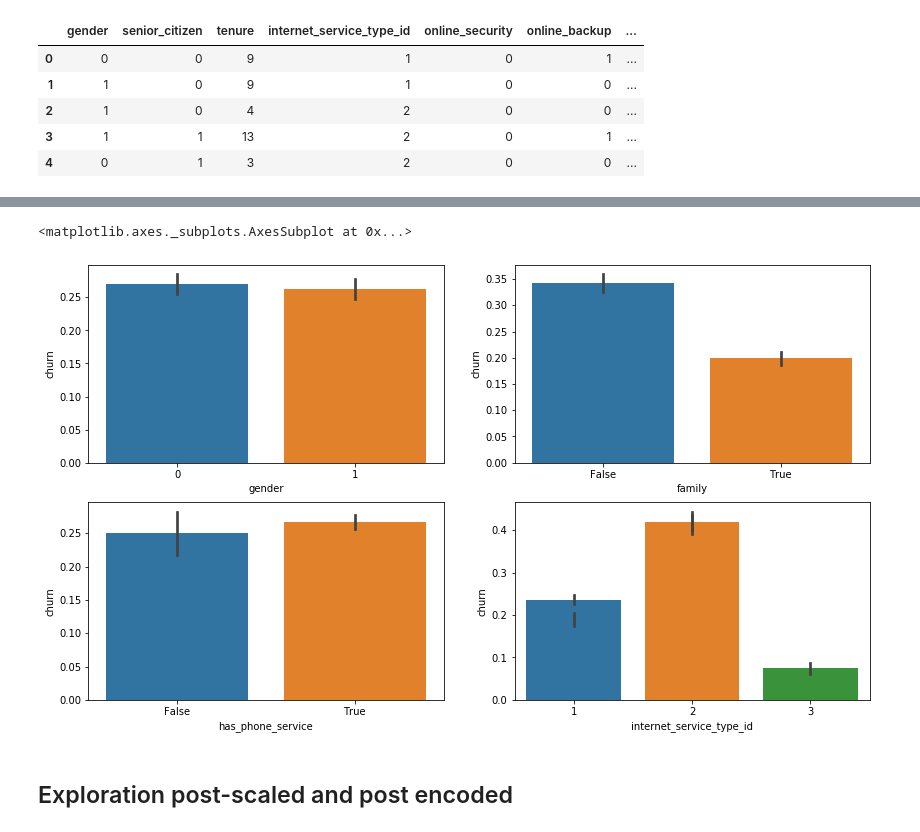
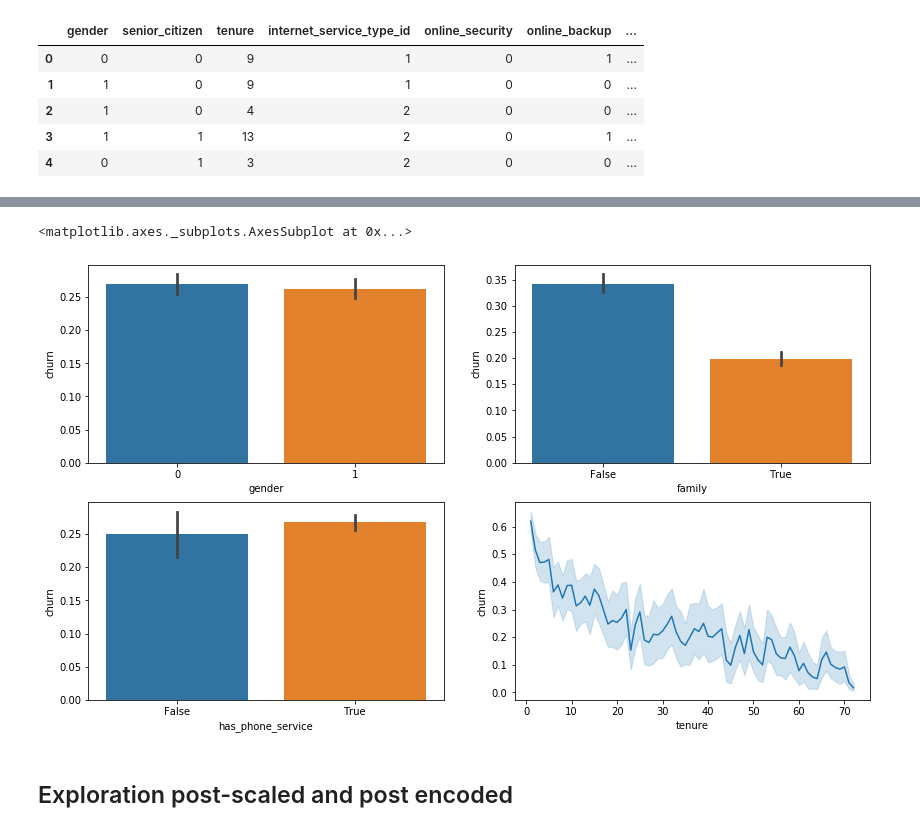
Before and after one commit to Jeff-Hutchins/telco-churn-project, a Jupyter notebook: exploration.ipynb, the cells around one changed output, grey strips where cells are left out. Saved outputs shown, nothing was run; the diff lists cells and outputs as text; code cells hidden in the pictures.

```diff
--- a/exploration.ipynb
+++ b/exploration.ipynb
@@ -105,23 +137,20 @@ df.head()
 # %%
 plt.figure(figsize=(14,8))
 
 plt.subplot(2,2,1)
 sns.barplot(x="gender", y="churn", data=df)
 
 plt.subplot(2,2,2)
 sns.barplot(x="family", y="churn", data=df)
 
 plt.subplot(2,2,3)
 sns.barplot(x="has_phone_service", y="churn", data=df)
 
 plt.subplot(2,2,4)
-sns.barplot(x="senior_citizen", y="churn", data=df)
-
-plt.subplot(2,2,4)
-sns.barplot(x="internet_service_type_id", y="churn", data=df)
+sns.lineplot(x="tenure", y="churn", data=df)
 # %% [output]
 <matplotlib.axes._subplots.AxesSubplot at 0x...>
-[figure, old version]
+[figure, new version]
 # %% [markdown]
 ## Exploration post-scaled and post encoded
 # %%
```
Also changed, not shown: parts of 11 cells of this notebook, 3 other files.
